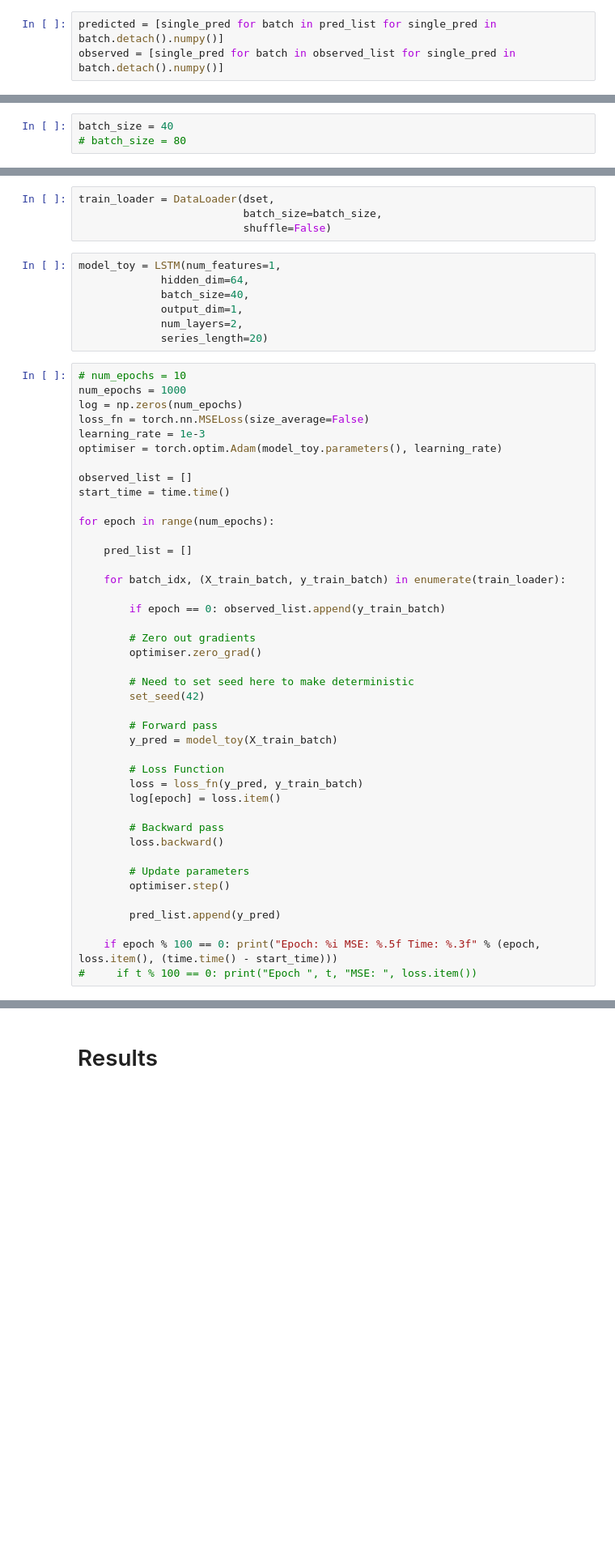
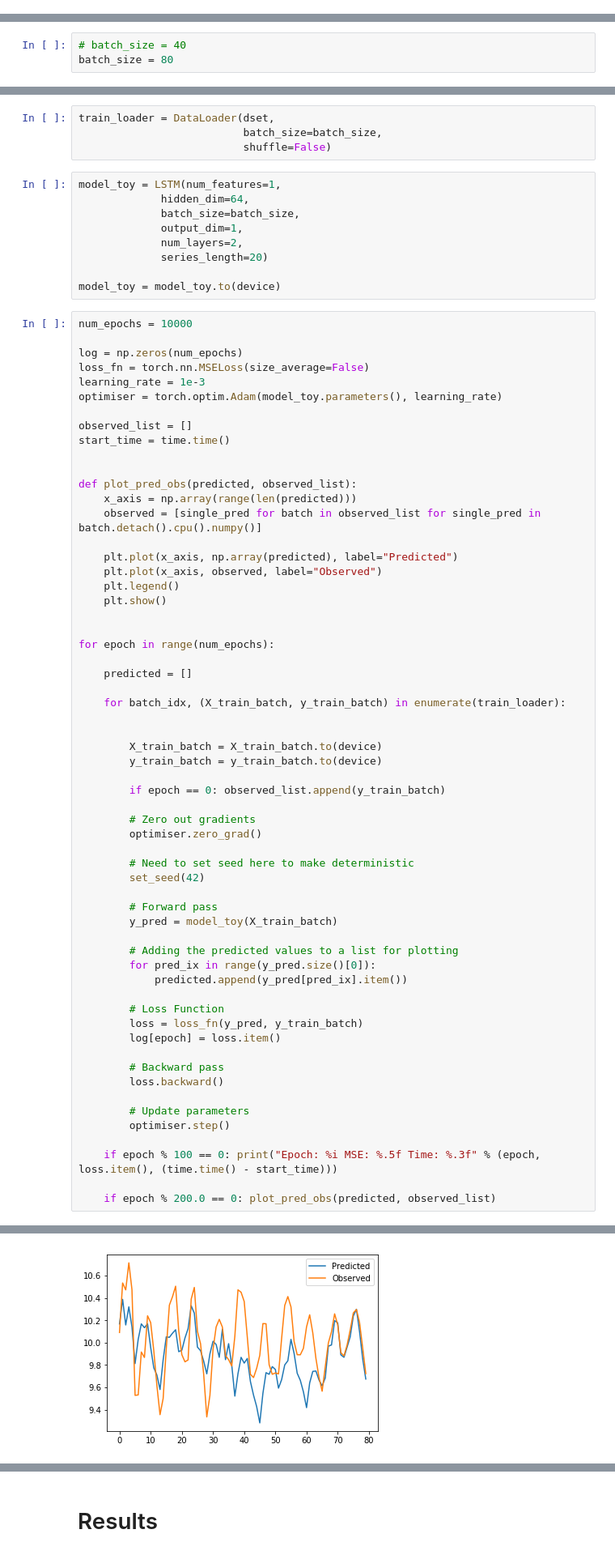
Before and after one commit to msc-acse/acse-9-independent-research-project-OliverJBoom, a Jupyter notebook: Src/LSTM.ipynb, the cells around one changed output, grey strips where cells are left out. Shown at 81% size. Saved outputs shown, nothing was run; the diff lists cells and outputs as text; blank space fills up the shorter version.

```diff
--- a/Src/LSTM.ipynb
+++ b/Src/LSTM.ipynb
@@ -716,5 +721,2 @@ Epoch: 4 MSE: 5.21630 Time: 20.009
 # %% [markdown]
 ### Plotting
-# %%
-predicted = [single_pred for batch in pred_list for single_pred in batch.detach().numpy()]
-observed = [single_pred for batch in observed_list for single_pred in batch.detach().numpy()]
@@ -734,8 +723,8 @@ plt.show()
 # %% [markdown]
 ### Data for a toy case
 # %%
-batch_size = 40
-# batch_size = 80
+# batch_size = 40
+batch_size = 80
 # %%
 X_train = torch.load('Data/Examples/X_train.pt').permute(1, 0, 2)
 X_test = torch.load('Data/Examples/X_test.pt').permute(1, 0, 2)
@@ -763,13 +750,15 @@ train_loader = DataLoader(dset,
 # %%
 model_toy = LSTM(num_features=1,
              hidden_dim=64,
-             batch_size=40,
+             batch_size=batch_size,
              output_dim=1,
              num_layers=2,
              series_length=20)
+
+model_toy = model_toy.to(device)
 # %%
-# num_epochs = 10
-num_epochs = 1000
+num_epochs = 10000
+
 log = np.zeros(num_epochs)
 loss_fn = torch.nn.MSELoss(size_average=False)
 learning_rate = 1e-3
@@ -778,11 +767,26 @@ optimiser = torch.optim.Adam(model_toy.parameters(), learning_rate)
 observed_list = []
 start_time = time.time()
 
+
+def plot_pred_obs(predicted, observed_list):
+    x_axis = np.array(range(len(predicted)))
+    observed = [single_pred for batch in observed_list for single_pred in batch.detach().cpu().numpy()]
+
+    plt.plot(x_axis, np.array(predicted), label="Predicted")
+    plt.plot(x_axis, observed, label="Observed")
+    plt.legend()
+    plt.show()
+
+
 for epoch in range(num_epochs):
 
-    pred_list = []
+    predicted = []
 
     for batch_idx, (X_train_batch, y_train_batch) in enumerate(train_loader):
+
+
+        X_train_batch = X_train_batch.to(device)
+        y_train_batch = y_train_batch.to(device)
 
         if epoch == 0: observed_list.append(y_train_batch)
 
@@ -795,6 +799,10 @@ for epoch in range(num_epochs):
         # Forward pass
         y_pred = model_toy(X_train_batch)
 
+        # Adding the predicted values to a list for plotting
+        for pred_ix in range(y_pred.size()[0]):
+            predicted.append(y_pred[pred_ix].item())
+
         # Loss Function
         loss = loss_fn(y_pred, y_train_batch)
         log[epoch] = loss.item()
@@ -805,8 +813,7 @@ for epoch in range(num_epochs):
         # Update parameters
         optimiser.step()
 
-        pred_list.append(y_pred)
+    if epoch % 100 == 0: print("Epoch: %i MSE: %.5f Time: %.3f" % (epoch, loss.item(), (time.time() - start_time)))
 
-    if epoch % 100 == 0: print("Epoch: %i MSE: %.5f Time: %.3f" % (epoch, loss.item(), (time.time() - start_time)))
-#     if t % 100 == 0: print("Epoch ", t, "MSE: ", loss.item())
+    if epoch % 200.0 == 0: plot_pred_obs(predicted, observed_list)
 # %% [output]
@@ -822,0 +821 @@ Epoch: 900 MSE: 1.97975 Time: 68.075
+[figure, added]
```
Also changed, not shown: parts of 51 cells of this notebook, 7 other files.
